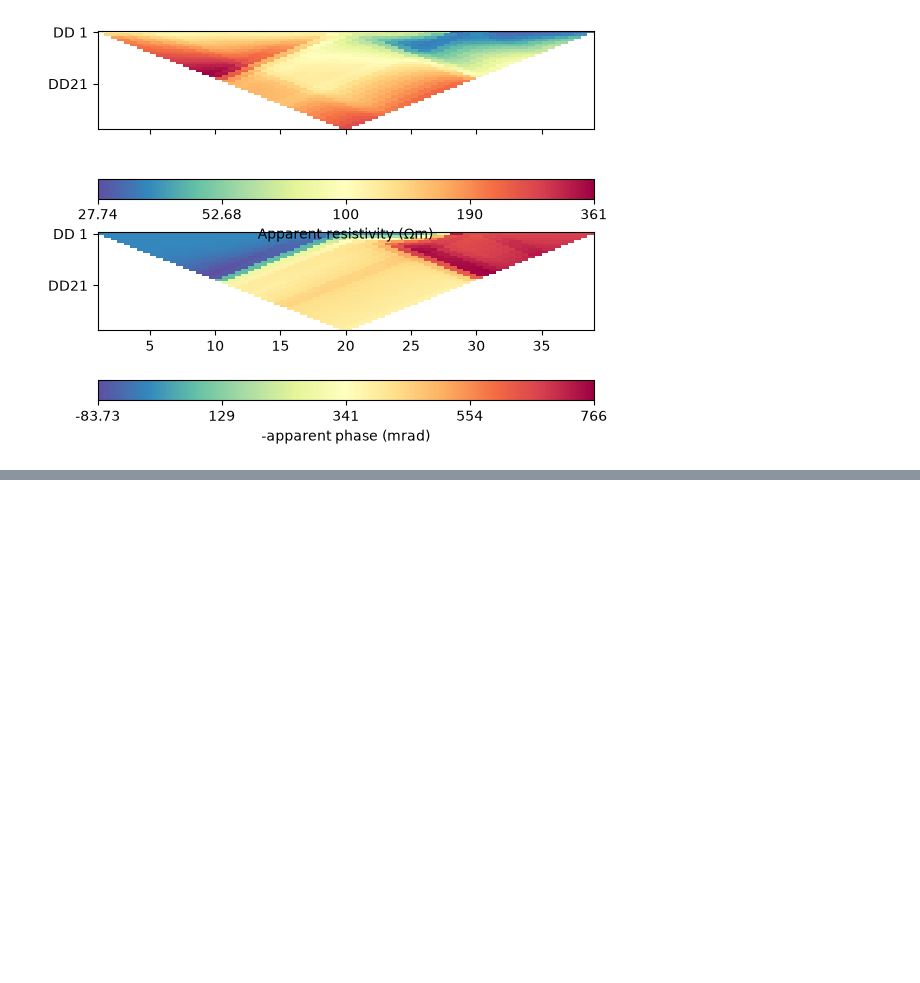
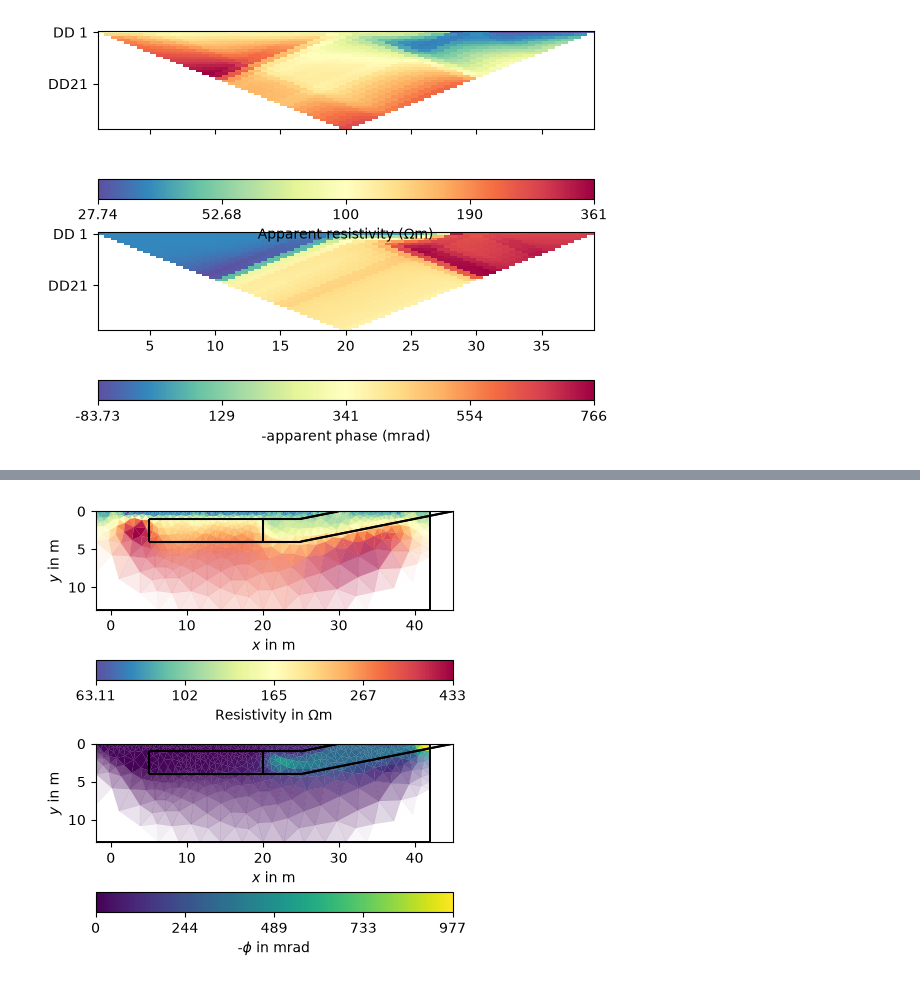
Before and after one commit to TUBAF-EM/FDIP, a Jupyter notebook: docs/synth.ipynb, the cells around one changed output, grey strips where cells are left out. Drawn from its saved outputs; the diff is of its cells as text; code cells hidden in the pictures; blank space fills up the shorter version.

```diff
--- a/docs/synth.ipynb
+++ b/docs/synth.ipynb
@@ -75,3 +69,9 @@ WARNING! found negative phases .. taking abs of ip data.
+# %%
+ax = pro.showSingleResult()
+ply = mt.createPolygon(slag1, isClosed=True) + mt.createPolygon(slag2, isClosed=True)
+for a in ax: ply.show(ax=a, fillRegion=False, fitView=False)
+# %% [output]
+[figure, added]
 # %%
 pro.simultaneousInversion()
 # %% [output]
```
Also changed, not shown: parts of 6 cells of this notebook, 1 other file.
